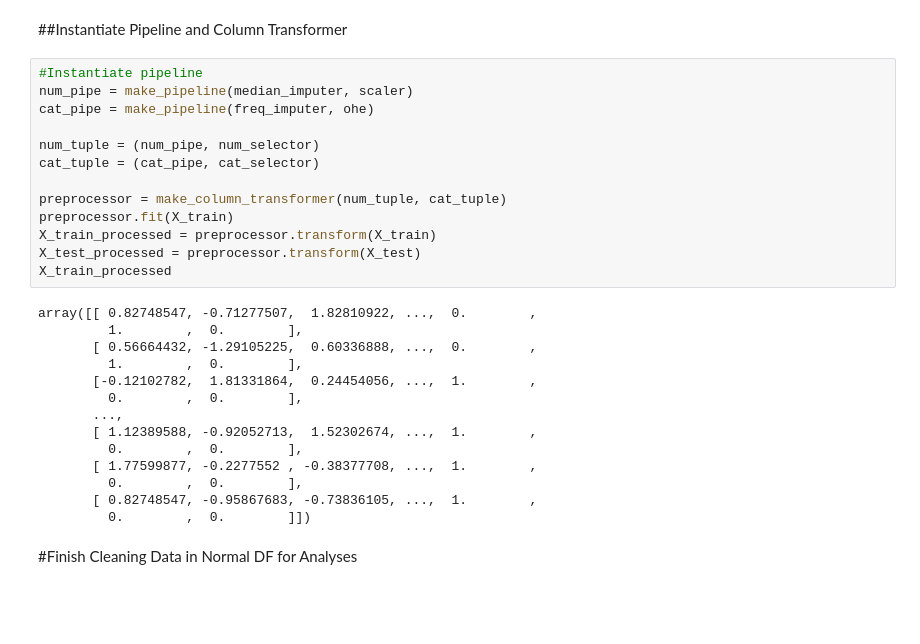
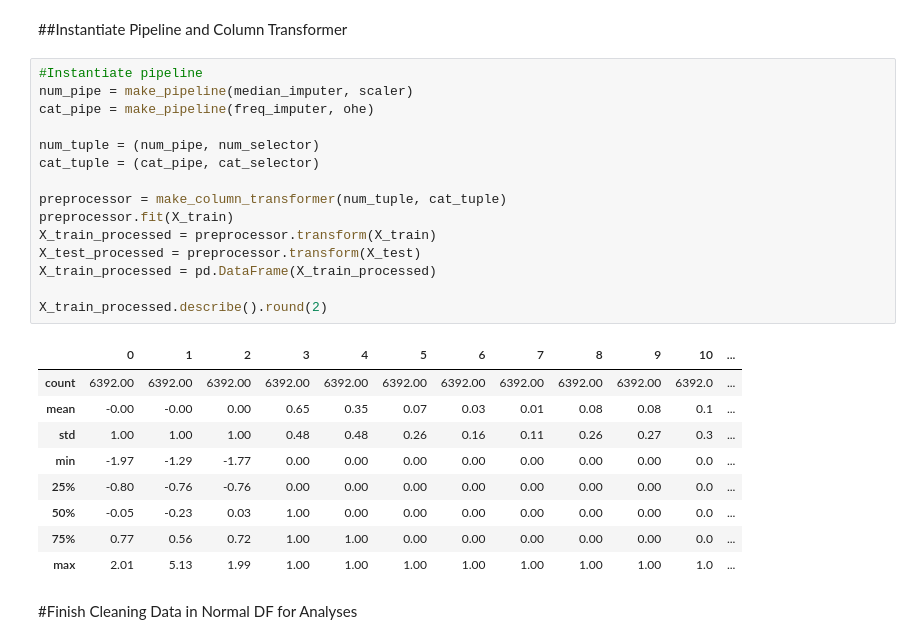
Before and after one commit to rgnemasters/Acme_Foods_Data_Modeling_Project, a Jupyter notebook: Food_Predictions_Project_Part5.ipynb, the cells around one changed output. Drawn from its saved outputs; the diff is of its cells as text; blank space fills up the shorter version.

```diff
--- a/Food_Predictions_Project_Part5.ipynb
+++ b/Food_Predictions_Project_Part5.ipynb
@@ -181,30 +181,28 @@ freq_imputer = SimpleImputer(strategy='most_frequent')
 # %%
 #Instantiate pipeline
 num_pipe = make_pipeline(median_imputer, scaler)
 cat_pipe = make_pipeline(freq_imputer, ohe)
 
 num_tuple = (num_pipe, num_selector)
 cat_tuple = (cat_pipe, cat_selector)
 
 preprocessor = make_column_transformer(num_tuple, cat_tuple)
 preprocessor.fit(X_train)
 X_train_processed = preprocessor.transform(X_train)
 X_test_processed = preprocessor.transform(X_test)
-X_train_processed
+X_train_processed = pd.DataFrame(X_train_processed)
+
+X_train_processed.describe().round(2)
 # %% [output]
-array([[ 0.82748547, -0.71277507,  1.82810922, ...,  0.        ,
-         1.        ,  0.        ],
-       [ 0.56664432, -1.29105225,  0.60336888, ...,  0.        ,
-         1.        ,  0.        ],
-       [-0.12102782,  1.81331864,  0.24454056, ...,  1.        ,
-         0.        ,  0.        ],
-       ...,
-       [ 1.12389588, -0.92052713,  1.52302674, ...,  1.        ,
-         0.        ,  0.        ],
-       [ 1.77599877, -0.2277552 , -0.38377708, ...,  1.        ,
-         0.        ,  0.        ],
-       [ 0.82748547, -0.95867683, -0.73836105, ...,  1.        ,
-         0.        ,  0.        ]])
+|  | 0 | 1 | 2 | 3 | 4 | 5 | 6 | 7 | 8 | 9 | 10 | ... |
+| count | 6392.00 | 6392.00 | 6392.00 | 6392.00 | 6392.00 | 6392.00 | 6392.00 | 6392.00 | 6392.00 | 6392.00 | 6392.0 | ... |
+| mean | -0.00 | -0.00 | 0.00 | 0.65 | 0.35 | 0.07 | 0.03 | 0.01 | 0.08 | 0.08 | 0.1 | ... |
+| std | 1.00 | 1.00 | 1.00 | 0.48 | 0.48 | 0.26 | 0.16 | 0.11 | 0.26 | 0.27 | 0.3 | ... |
+| min | -1.97 | -1.29 | -1.77 | 0.00 | 0.00 | 0.00 | 0.00 | 0.00 | 0.00 | 0.00 | 0.0 | ... |
+| 25% | -0.80 | -0.76 | -0.76 | 0.00 | 0.00 | 0.00 | 0.00 | 0.00 | 0.00 | 0.00 | 0.0 | ... |
+| 50% | -0.05 | -0.23 | 0.03 | 1.00 | 0.00 | 0.00 | 0.00 | 0.00 | 0.00 | 0.00 | 0.0 | ... |
+| 75% | 0.77 | 0.56 | 0.72 | 1.00 | 1.00 | 0.00 | 0.00 | 0.00 | 0.00 | 0.00 | 0.0 | ... |
+| max | 2.01 | 5.13 | 1.99 | 1.00 | 1.00 | 1.00 | 1.00 | 1.00 | 1.00 | 1.00 | 1.0 | ... |
 # %% [markdown]
 #Finish Cleaning Data in Normal DF for Analyses
 # %%
```
Also changed, not shown: parts of 1 cell of this notebook.
